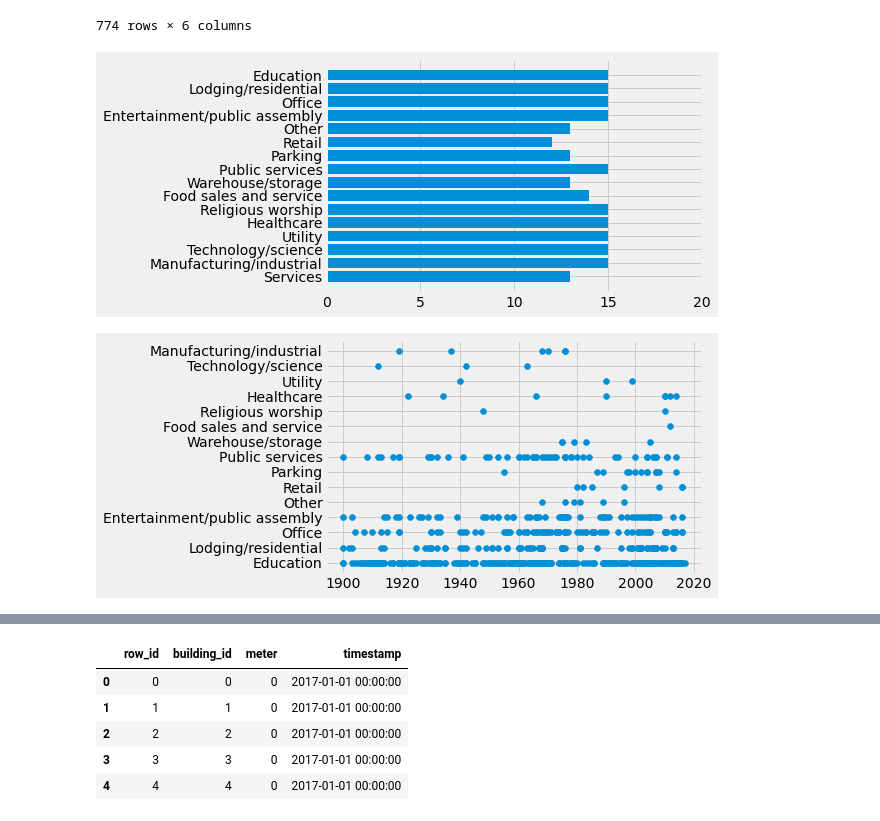
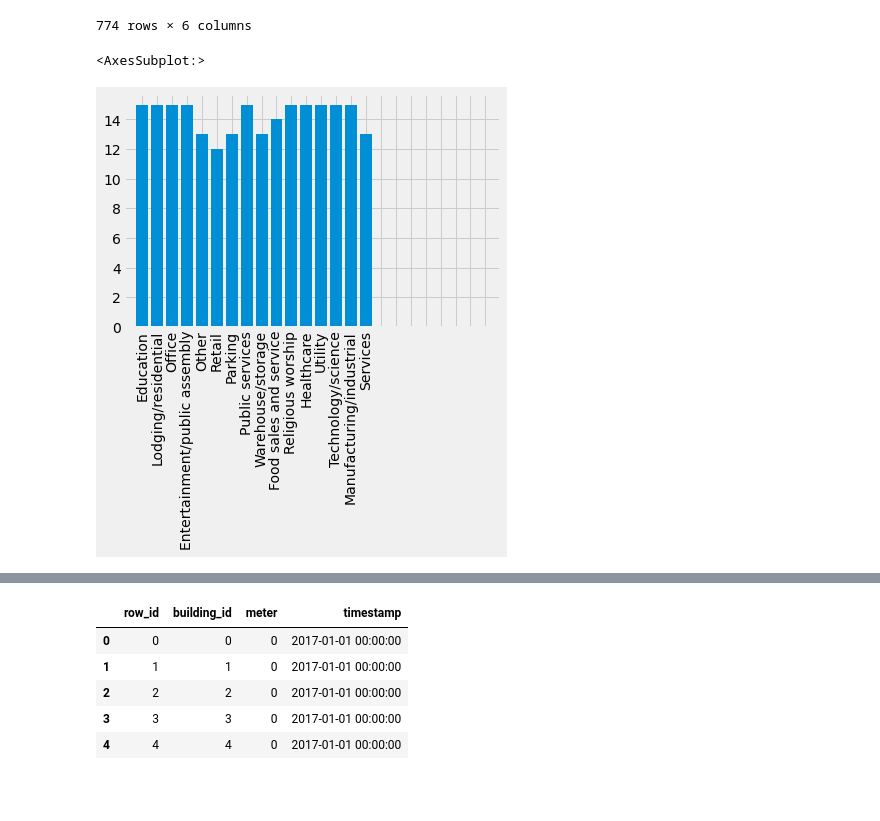
Before and after one commit to ALDDSDataAnalytics/Kaggle_ASHRAE_GreatEnergyPredictor_3, a Jupyter notebook: CleansingFile_DS.ipynb, the cells around one changed output, grey strips where cells are left out. Cells and saved outputs as stored; diff of their text form; code cells hidden in the pictures; blank space fills up the shorter version.

```diff
--- a/CleansingFile_DS.ipynb
+++ b/CleansingFile_DS.ipynb
@@ -238,22 +238,16 @@ building_df['year_built']=building_df['year_built'].fillna(9999)
 
 #Change floor_count column from FLOAT to INTEGER
 building_df['year_built'] = building_df['year_built'].astype(int)
-# %%
-# review building type by site
-x_axis =building_df['primary_use']
-y_axis = building_df['site_id']
-
-plt.barh(x_axis, y_axis)
-plt.xticks(np.arange(0,25,step=5.0))
-plt.gca().invert_yaxis()
-# %% [output]
-[figure, removed]
-# %%
-# review building type by site
-data=building_df
-
-plt.scatter(building_df['year_built'],building_df['primary_use'])
-# plt.xticks(building_df['primary_use'], labels, rotation=90)
-plt.show()
-# %% [output]
-[figure, removed]
+# %%
+# review building type by site
+x_axis =building_df['primary_use']
+y_axis = building_df['site_id']
+
+plt.bar(x_axis, y_axis)
+plt.xticks(np.arange(0,25,step=1.0))
+# Rotating X-axis labels
+plt.xticks(rotation = 90)
+plt.gca()
+# %% [output]
+<AxesSubplot:>
+[figure, added]
```
Also changed, not shown: parts of 20 cells of this notebook.
